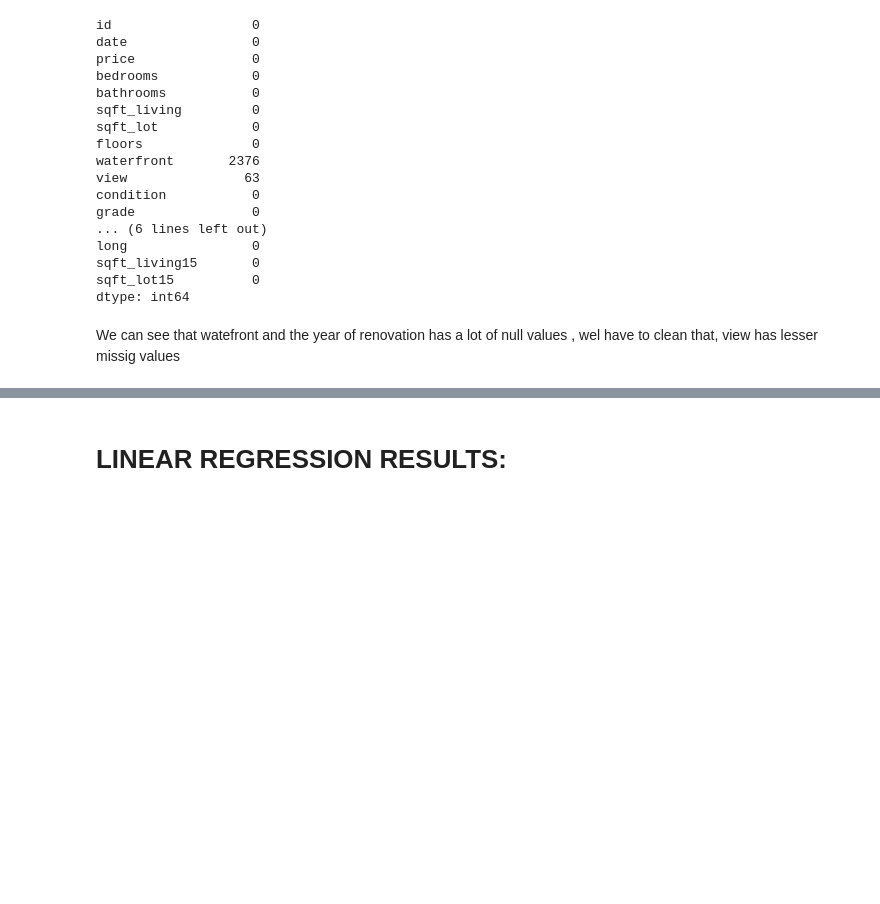
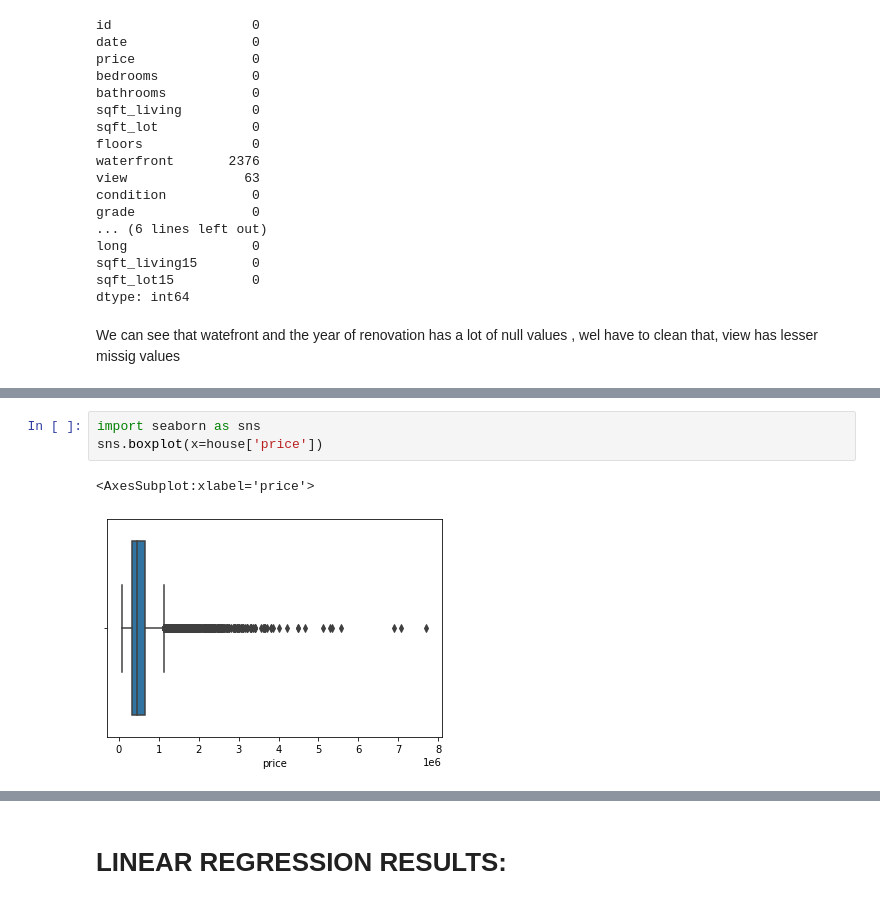
Before and after one commit to Kandy372/KingHouse_prediction-372, a Jupyter notebook: student.ipynb, the cells around one changed output, grey strips where cells are left out. Cells and saved outputs as stored; diff of their text form; blank space fills up the shorter version.

```diff
--- a/student.ipynb
+++ b/student.ipynb
@@ -135,0 +318,6 @@ After discussing the structure of the data and any problems that need to be clea
+# %%
+import seaborn as sns
+sns.boxplot(x=house['price'])
+# %% [output]
+<AxesSubplot:xlabel='price'>
+[figure, added]
```
Also changed, not shown: parts of 76 cells of this notebook.
